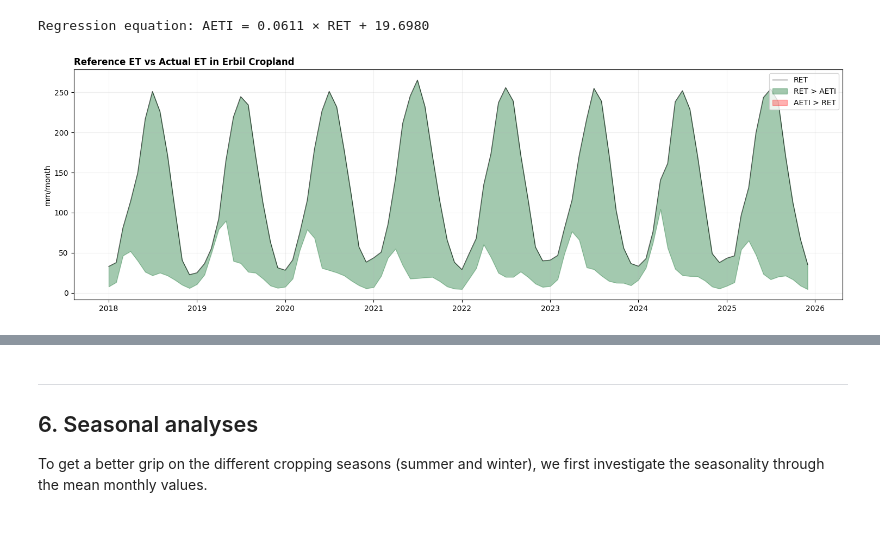
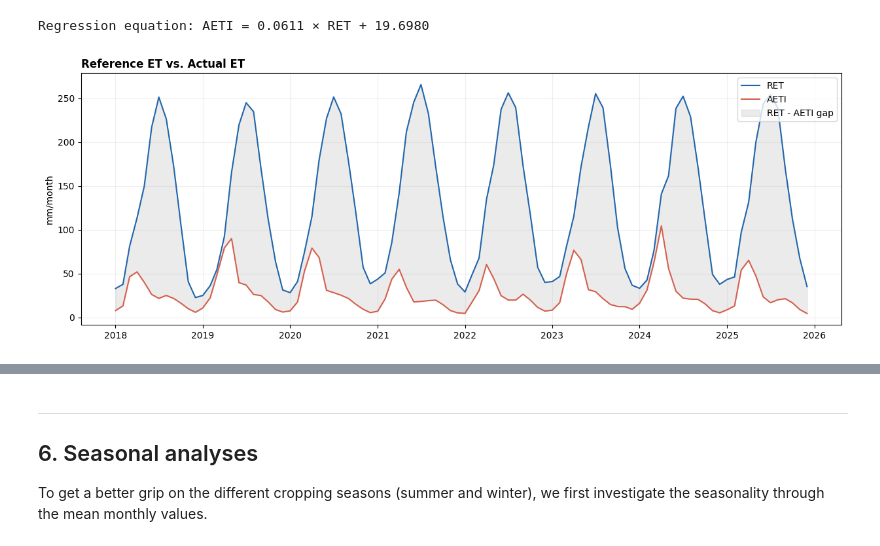
Before and after one commit to drealdrizz/Arithmetic, a Jupyter notebook: 3.1_Correlation_Analyses.ipynb, the cells around one changed output, grey strips where cells are left out. Saved outputs shown, nothing was run; the diff lists cells and outputs as text; code cells hidden in the pictures.

```diff
--- a/3.1_Correlation_Analyses.ipynb
+++ b/3.1_Correlation_Analyses.ipynb
@@ -1452,56 +1464,48 @@ print(f"Regression equation: AETI = {slope:.4f} × RET + {intercept:.4f}")
 [figure]
 Regression equation: AETI = 0.0611 × RET + 19.6980
 # %%
+
 # =============================================================================
 # RET vs AETI
 # =============================================================================
 
-fig, ax = plt.subplots(1, 1, figsize=(15, 5))
+fig, axes = plt.subplots(1, 1, figsize=(15, 5), sharex=True)
 
 # --- RET vs AETI ---
+ax = axes
+
+# Plot RET
 ax.plot(
-    df2.index,
-    df2['RET_WaPOR'],
-    color='black',
-    linewidth=1,
-    alpha=0.6,
-    label='RET'
+    df2.index, df2['RET_WaPOR'],
+    color='#2166ac', linewidth=1.5, label='RET'
 )
 
-# Shade the area between RET and AETI
+# Plot AETI
+ax.plot(
+    df2.index, df2['AETI_WaPOR'],
+    color='#d6604d', linewidth=1.5, label='AETI'
+)
+
+# Shade the gap between RET and AETI
 ax.fill_between(
     df2.index,
     df2['RET_WaPOR'],
     df2['AETI_WaPOR'],
-    where=df2['RET_WaPOR'] >= df2['AETI_WaPOR'],
-    color='#1b7837',
-    alpha=0.4,
-    label='RET > AETI'
+    color='#bdbdbd',
+    alpha=0.3,
+    label='RET - AETI gap'
 )
 
-# Shade the area where AETI exceeds RET
-ax.fill_between(
-    df2.index,
-    df2['RET_WaPOR'],
-    df2['AETI_WaPOR'],
-    where=df2['RET_WaPOR'] < df2['AETI_WaPOR'],
-    color='red',
-    alpha=0.3,
-    label='AETI > RET'
-)
-
-# Labels and formatting
 ax.set_ylabel('mm/month')
-ax.set_title(
-    'Reference ET vs Actual ET in Erbil Cropland',
-    fontweight='bold',
-    loc='left'
-)
-
+ax.set_title('Reference ET vs. Actual ET', fontweight='bold', loc='left')
 ax.legend(fontsize=10, loc='upper right')
 ax.grid(True, alpha=0.2)
 
-plt.tight_layout()
+# Save and download
+plt.savefig('RET_vs_AETI.png', dpi=300, bbox_inches='tight')
 plt.show()
+
+from google.colab import files
+files.download('RET_vs_AETI.png')
 # %% [output]
-[figure, old version]
+[figure, new version]
```
Also changed, not shown: parts of 5 cells of this notebook.
